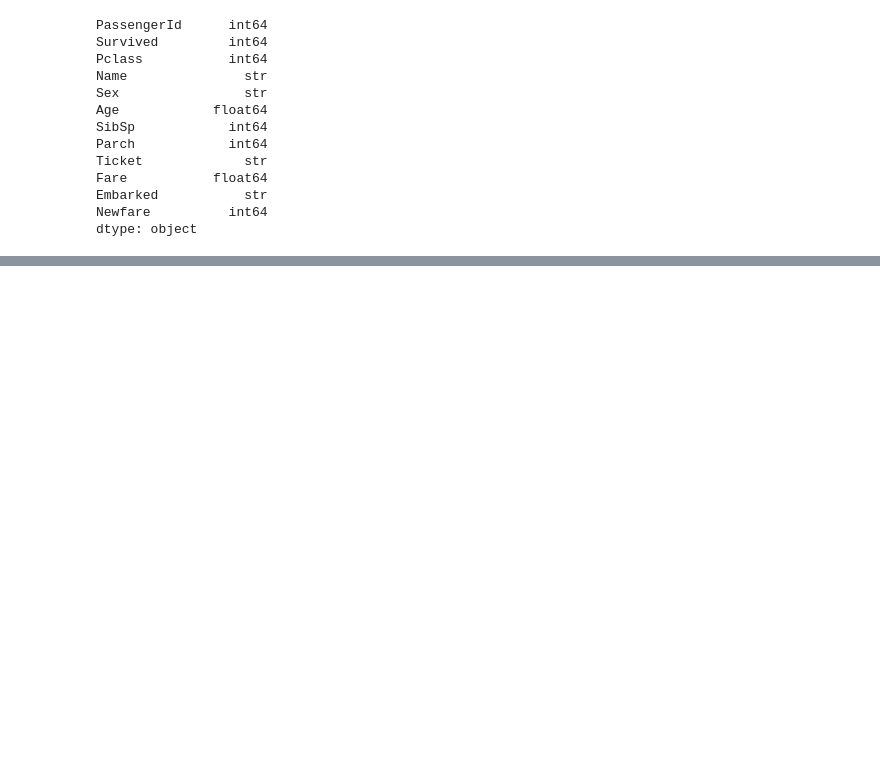
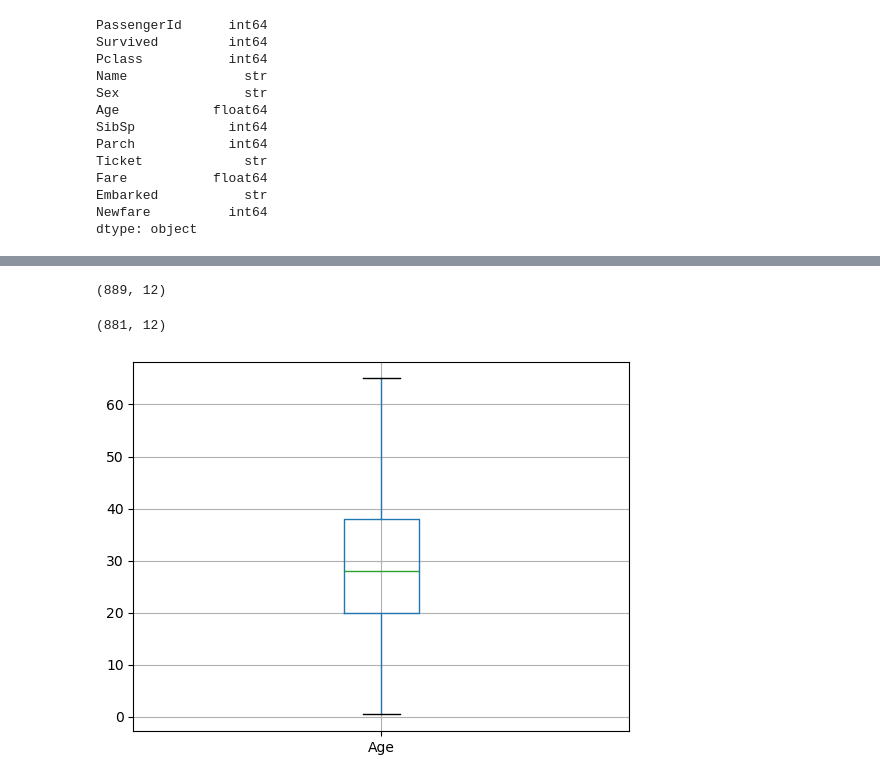
Before and after one commit to MonaTaghavi/dm-ann, a Jupyter notebook: notebooks/04dm-titanic-preparation.ipynb, the cells around one changed output, grey strips where cells are left out. Saved outputs shown, nothing was run; the diff lists cells and outputs as text; code cells hidden in the pictures; blank space fills up the shorter version.

```diff
--- a/notebooks/04dm-titanic-preparation.ipynb
+++ b/notebooks/04dm-titanic-preparation.ipynb
@@ -186,0 +228,16 @@ It took 0.00799 seconds.
+# %%
+df.shape
+# %% [output]
+(889, 12)
+# %%
+# remove the age outliers
+df = df[(df["Age"] >= lower_bound) & (df["Age"] <= upper_bound)]
+# %%
+df.shape
+# %% [output]
+(881, 12)
+# %%
+df.boxplot(column=["Age"])
+plt.show()
+# %% [output]
+[figure, added]
```
Also changed, not shown: parts of 8 cells of this notebook.
